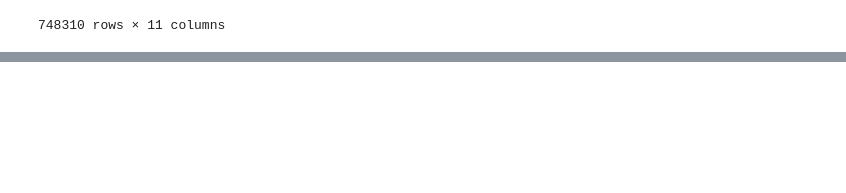
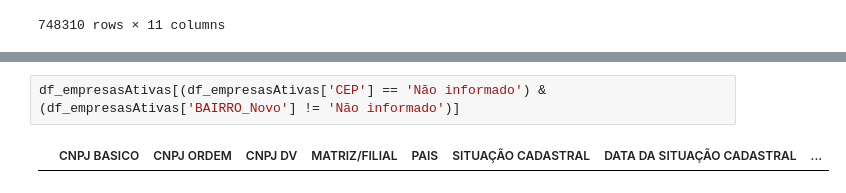
Before and after one commit to carloscamposb/EmpresasAtivas, a Jupyter notebook: Uniao.ipynb, the cells around one changed output, grey strips where cells are left out. Drawn from its saved outputs; the diff is of its cells as text; blank space fills up the shorter version.

```diff
--- a/Uniao.ipynb
+++ b/Uniao.ipynb
@@ -264,0 +309,4 @@ df_empresasAtivas
+# %%
+df_empresasAtivas[(df_empresasAtivas['CEP'] == 'Não informado') & (df_empresasAtivas['BAIRRO_Novo'] != 'Não informado')]
+# %% [output]
+|  | CNPJ BASICO | CNPJ ORDEM | CNPJ DV | MATRIZ/FILIAL | PAIS | SITUAÇÃO CADASTRAL | DATA DA SITUAÇÃO CADASTRAL | ... |
```
Also changed, not shown: parts of 12 cells of this notebook, 2 other files.
